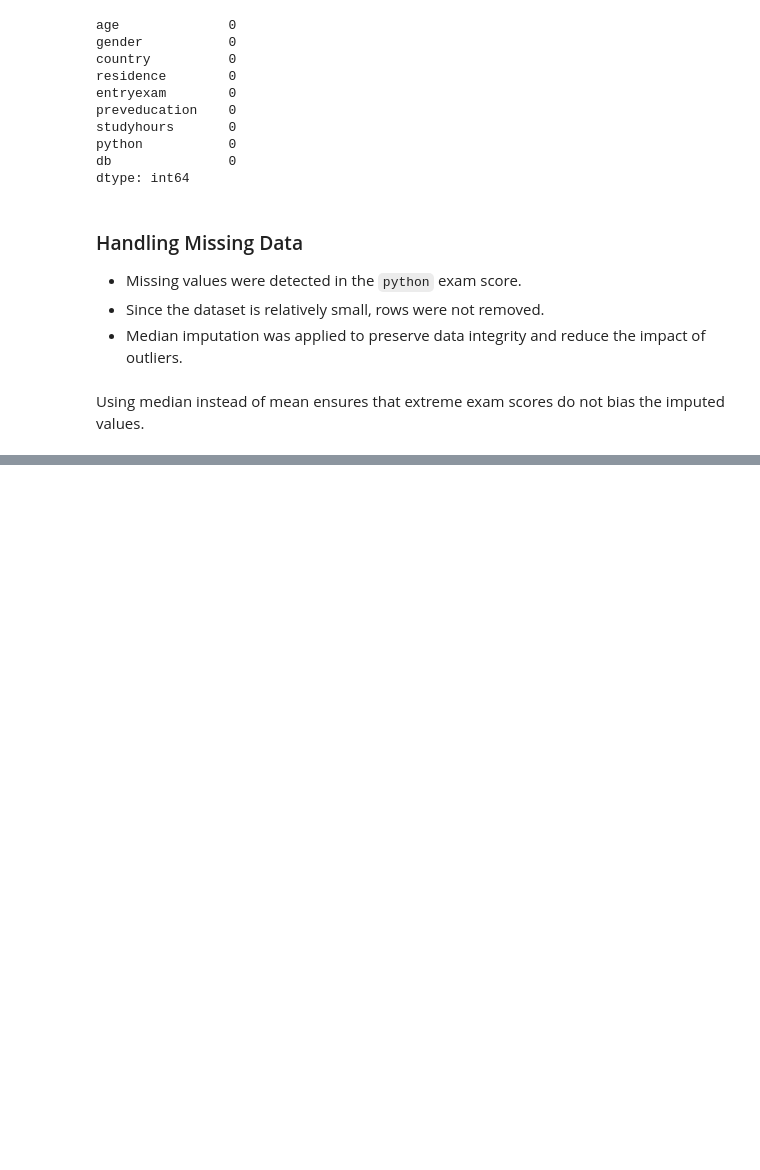
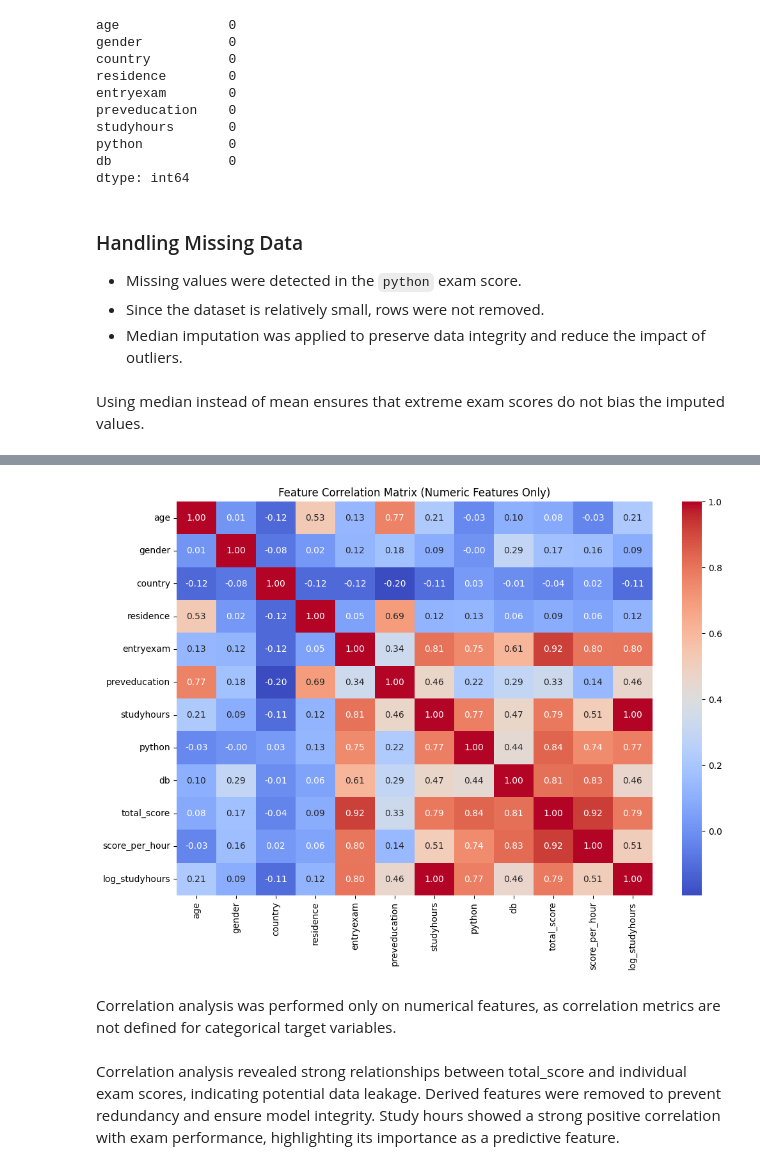
Before and after one commit to Mohamed-M-Abdelhafiz/DEPI_ML_EDA_ASS, a Jupyter notebook: EDA_ASS.ipynb, the cells around one changed output, grey strips where cells are left out. Cells and saved outputs as stored; diff of their text form; code cells hidden in the pictures; blank space fills up the shorter version.

```diff
--- a/EDA_ASS.ipynb
+++ b/EDA_ASS.ipynb
@@ -166,0 +248,2 @@ Using median instead of mean ensures that extreme exam scores do not bias the im
+# %%
+df['log_studyhours'] = np.log1p(df['studyhours'])
@@ -166,0 +271,16 @@ Using median instead of mean ensures that extreme exam scores do not bias the im
+# %%
+from sklearn.preprocessing import LabelEncoder
+
+le = LabelEncoder()
+
+for col in ['gender', 'country', 'residence']:
+    df[col] = le.fit_transform(df[col])
+# %%
+education_order = {
+    'high school': 0,
+    'diploma': 1,
+    'masters': 2,
+    'doctorate': 3
+}
+
+df['preveducation'] = df['preveducation'].map(education_order)
@@ -166,0 +363,8 @@ Using median instead of mean ensures that extreme exam scores do not bias the im
+# %%
+threshold = df['total_score'].median()
+
+df['performance_level'] = np.where(
+    df['total_score'] >= threshold,
+    'high',
+    'low'
+)
@@ -166,0 +395,18 @@ Using median instead of mean ensures that extreme exam scores do not bias the im
+# %%
+numeric_df = df.select_dtypes(include='number')
+
+plt.figure(figsize=(12, 8))
+sns.heatmap(numeric_df.corr(), annot=True, cmap='coolwarm', fmt=".2f")
+plt.title("Feature Correlation Matrix (Numeric Features Only)")
+plt.show()
+# %% [output]
+[figure, added]
+# %% [markdown]
+Correlation analysis was performed only on numerical features, as correlation
+metrics are not defined for categorical target variables.
+# %% [markdown]
+Correlation analysis revealed strong relationships between total_score and
+individual exam scores, indicating potential data leakage.
+Derived features were removed to prevent redundancy and ensure model integrity.
+Study hours showed a strong positive correlation with exam performance,
+highlighting its importance as a predictive feature.
```
Also changed, not shown: parts of 35 cells of this notebook.
